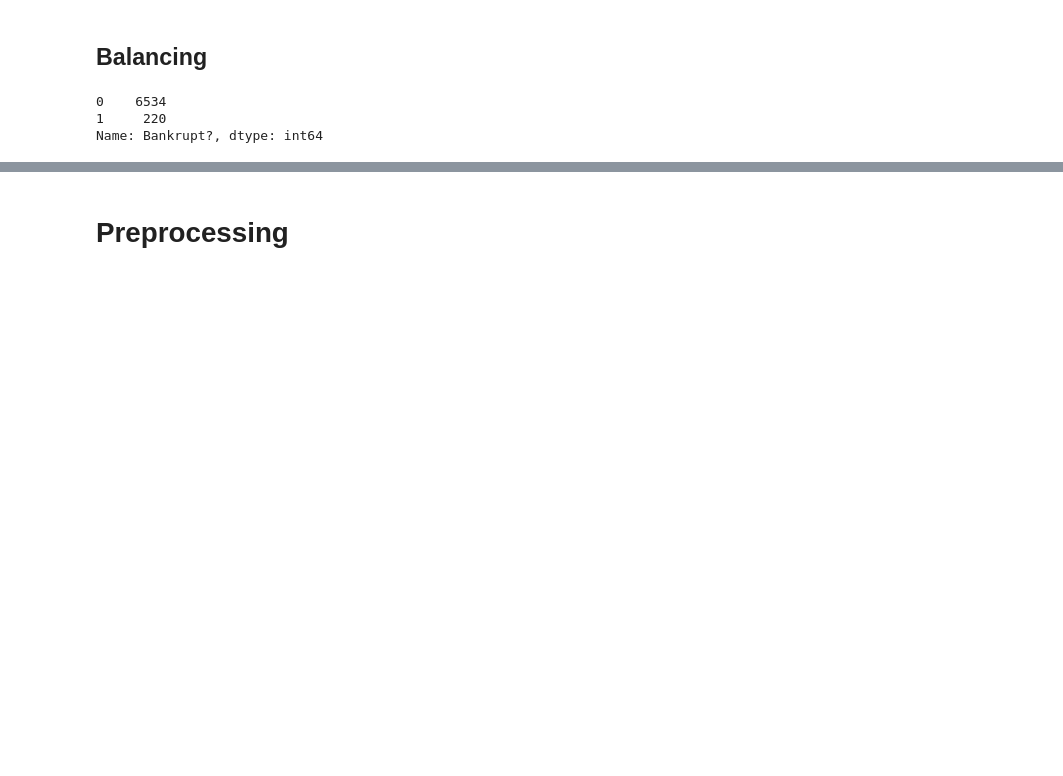
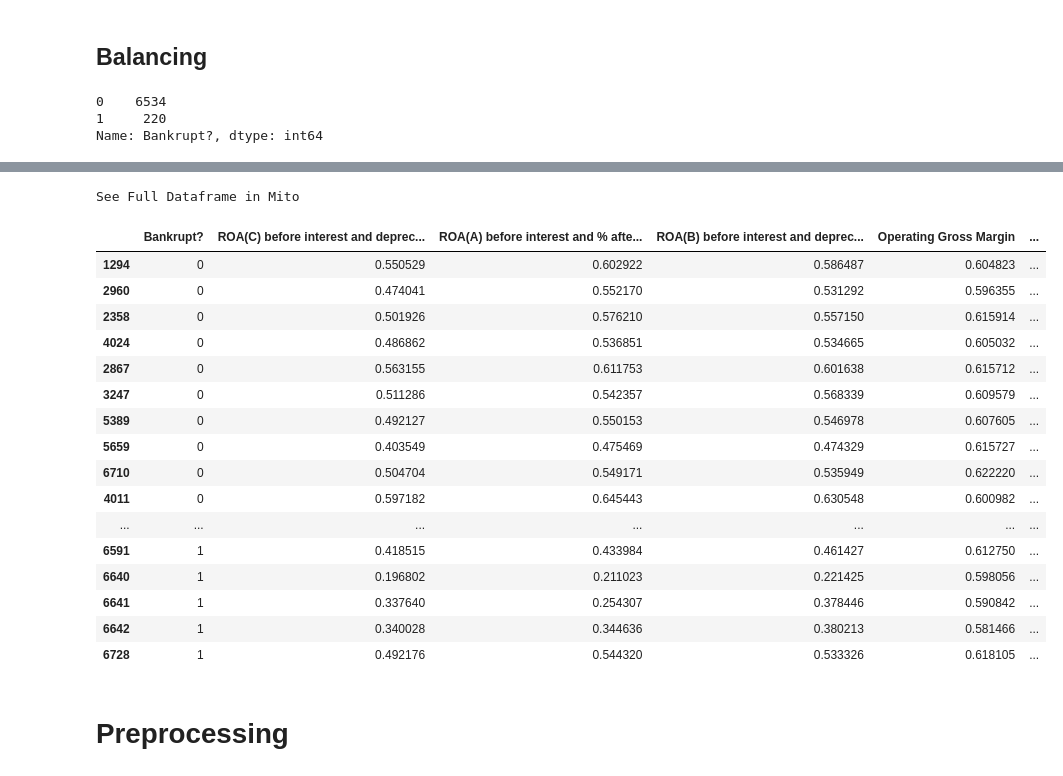
Before and after one commit to Clmntc/faillites_entreprises, a Jupyter notebook: Notebook_EDA.ipynb, the cells around one changed output, grey strips where cells are left out. Drawn from its saved outputs; the diff is of its cells as text; code cells hidden in the pictures; blank space fills up the shorter version.

```diff
--- a/Notebook_EDA.ipynb
+++ b/Notebook_EDA.ipynb
@@ -321,3 +373,24 @@ weighted avg       0.93      0.97      0.95      2027
+# %%
+df_model1
+# %% [output]
+See Full Dataframe in Mito
+|  | Bankrupt? | ROA(C) before interest and deprec... | ROA(A) before interest and % afte... | ROA(B) before interest and deprec... | Operating Gross Margin | ... |
+| 1294 | 0 | 0.550529 | 0.602922 | 0.586487 | 0.604823 | ... |
+| 2960 | 0 | 0.474041 | 0.552170 | 0.531292 | 0.596355 | ... |
+| 2358 | 0 | 0.501926 | 0.576210 | 0.557150 | 0.615914 | ... |
+| 4024 | 0 | 0.486862 | 0.536851 | 0.534665 | 0.605032 | ... |
+| 2867 | 0 | 0.563155 | 0.611753 | 0.601638 | 0.615712 | ... |
+| 3247 | 0 | 0.511286 | 0.542357 | 0.568339 | 0.609579 | ... |
+| 5389 | 0 | 0.492127 | 0.550153 | 0.546978 | 0.607605 | ... |
+| 5659 | 0 | 0.403549 | 0.475469 | 0.474329 | 0.615727 | ... |
+| 6710 | 0 | 0.504704 | 0.549171 | 0.535949 | 0.622220 | ... |
+| 4011 | 0 | 0.597182 | 0.645443 | 0.630548 | 0.600982 | ... |
+| ... | ... | ... | ... | ... | ... | ... |
+| 6591 | 1 | 0.418515 | 0.433984 | 0.461427 | 0.612750 | ... |
+| 6640 | 1 | 0.196802 | 0.211023 | 0.221425 | 0.598056 | ... |
+| 6641 | 1 | 0.337640 | 0.254307 | 0.378446 | 0.590842 | ... |
+| 6642 | 1 | 0.340028 | 0.344636 | 0.380213 | 0.581466 | ... |
+| 6728 | 1 | 0.492176 | 0.544320 | 0.533326 | 0.618105 | ... |
 # %% [markdown]
 # Preprocessing
 # %% [markdown]
```
Also changed, not shown: parts of 15 cells of this notebook.
